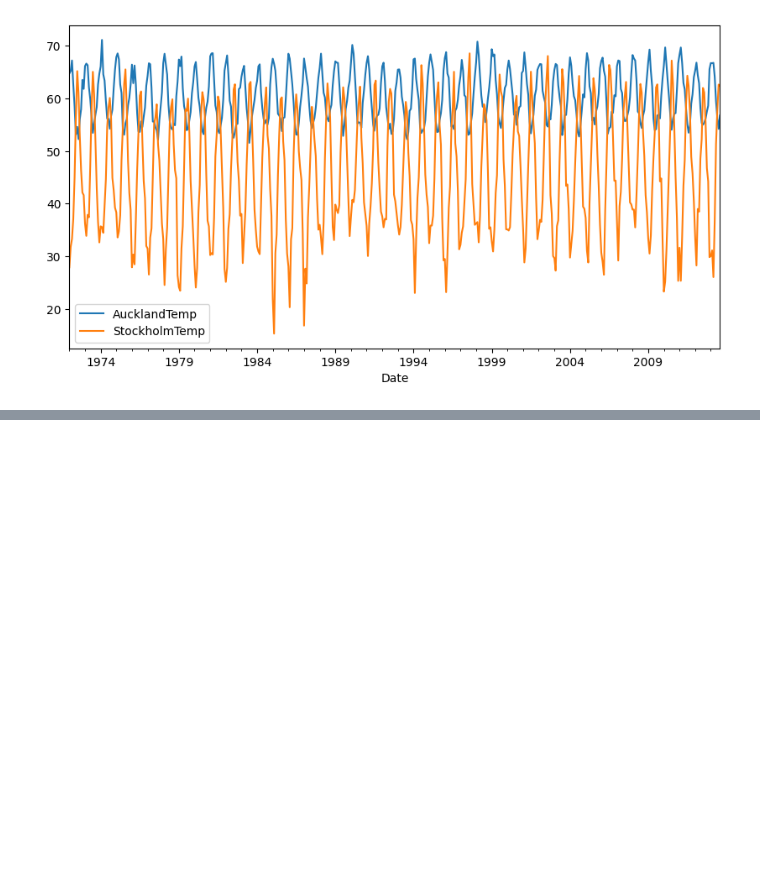
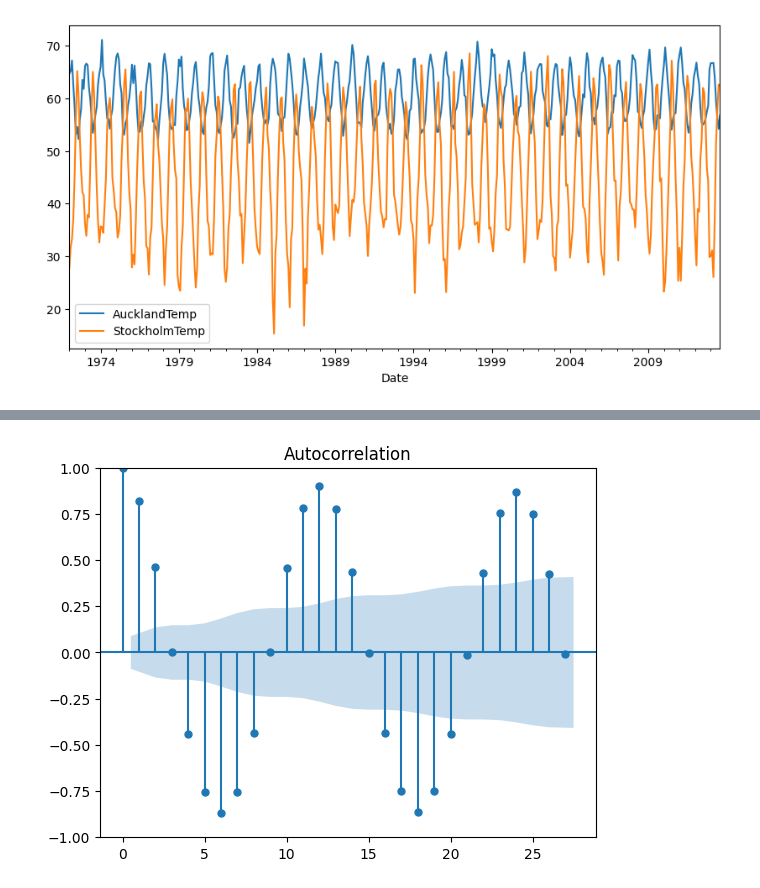
Before and after one commit to yeesem/Time-Series-Data-Analysis, a Jupyter notebook: VARMA_TEMPERATURE.ipynb, the cells around one changed output, grey strips where cells are left out. Saved outputs shown, nothing was run; the diff lists cells and outputs as text; code cells hidden in the pictures; blank space fills up the shorter version.

```diff
--- a/VARMA_TEMPERATURE.ipynb
+++ b/VARMA_TEMPERATURE.ipynb
@@ -166,0 +173,4 @@ joined_part.loc[test_idx,'ScaledStockholm'] = test['ScaledStockholm']
+# %%
+plot_acf(train['ScaledAuckland']);
+# %% [output]
+[figure, added]
```
Also changed, not shown: parts of 3 cells of this notebook.
